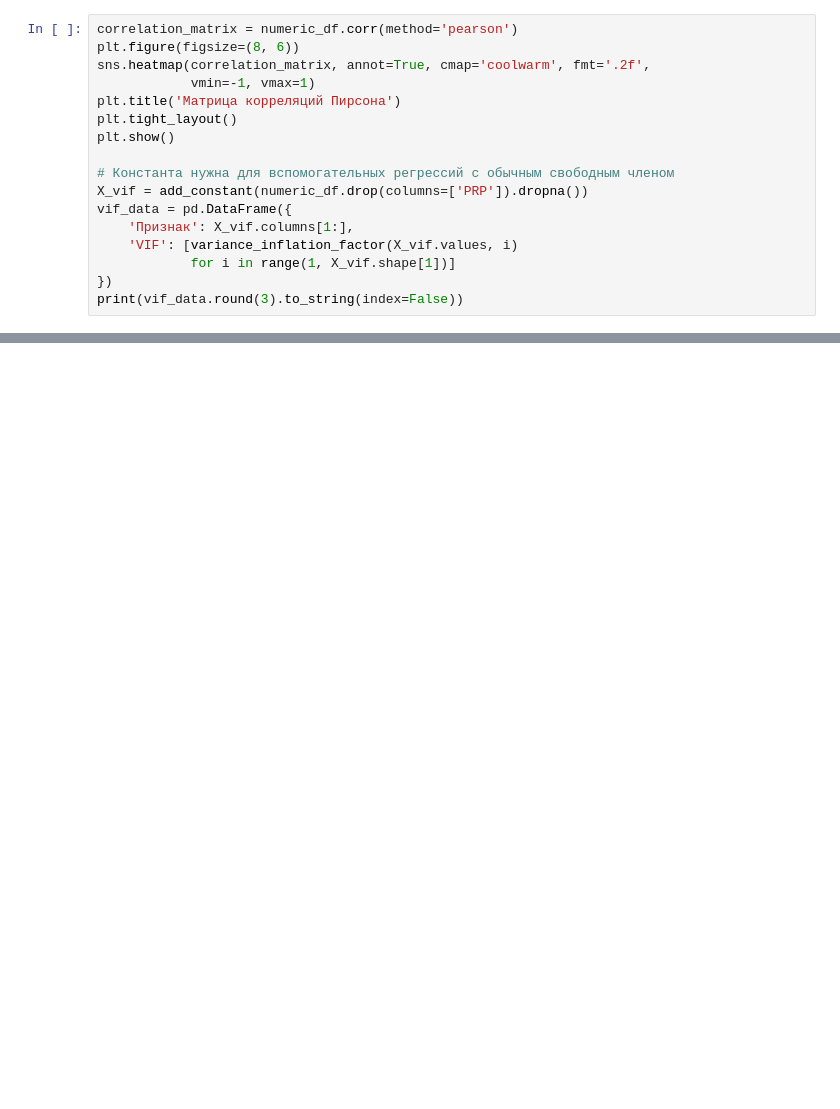
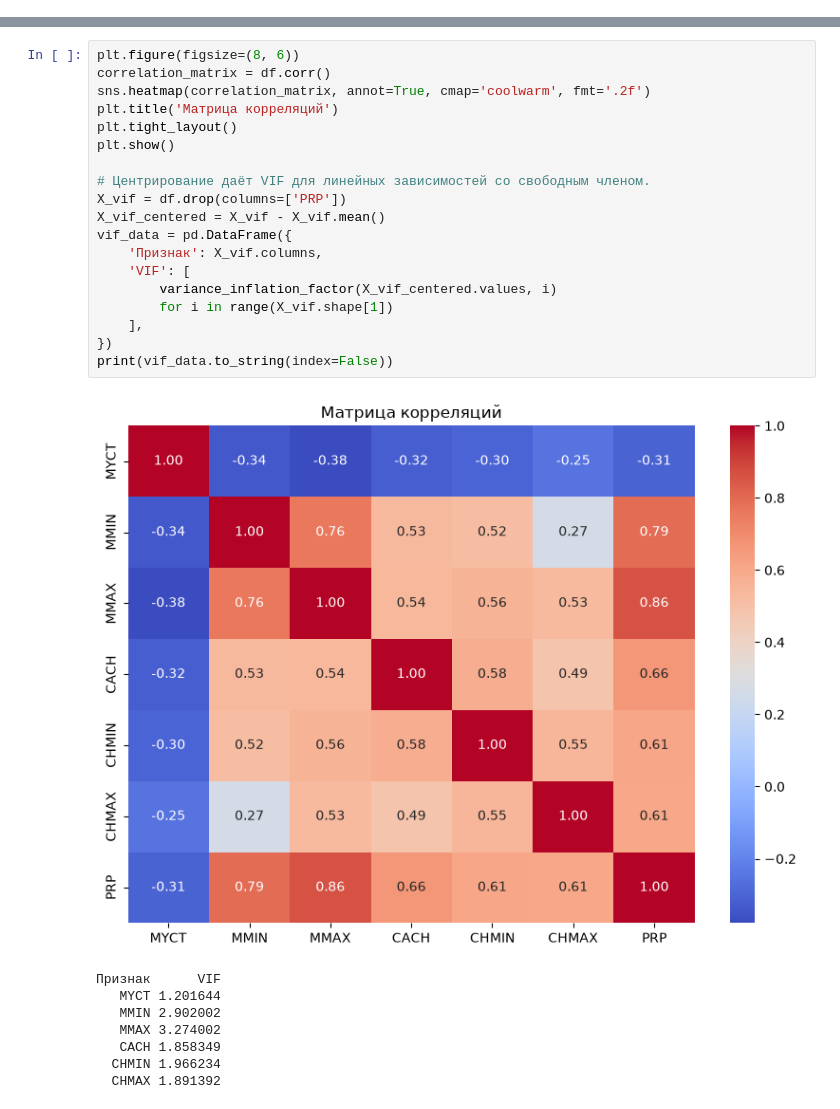
Before and after one commit to Tairchik/ML, a Jupyter notebook: lab1/lab1_regression.ipynb, the cells around one changed output, grey strips where cells are left out. Drawn from its saved outputs; the diff is of its cells as text; blank space fills up the shorter version.

```diff
--- a/lab1/lab1_regression.ipynb
+++ b/lab1/lab1_regression.ipynb
@@ -161,17 +0,0 @@ dtype: int64
-# %%
-correlation_matrix = numeric_df.corr(method='pearson')
-plt.figure(figsize=(8, 6))
-sns.heatmap(correlation_matrix, annot=True, cmap='coolwarm', fmt='.2f',
-            vmin=-1, vmax=1)
-plt.title('Матрица корреляций Пирсона')
-plt.tight_layout()
-plt.show()
-
-# Константа нужна для вспомогательных регрессий с обычным свободным членом
-X_vif = add_constant(numeric_df.drop(columns=['PRP']).dropna())
-vif_data = pd.DataFrame({
-    'Признак': X_vif.columns[1:],
-    'VIF': [variance_inflation_factor(X_vif.values, i)
-            for i in range(1, X_vif.shape[1])]
-})
-print(vif_data.round(3).to_string(index=False))
@@ -689,0 +99,28 @@ Name: 5, dtype: object
+# %%
+plt.figure(figsize=(8, 6))
+correlation_matrix = df.corr()
+sns.heatmap(correlation_matrix, annot=True, cmap='coolwarm', fmt='.2f')
+plt.title('Матрица корреляций')
+plt.tight_layout()
+plt.show()
+
+# Центрирование даёт VIF для линейных зависимостей со свободным членом.
+X_vif = df.drop(columns=['PRP'])
+X_vif_centered = X_vif - X_vif.mean()
+vif_data = pd.DataFrame({
+    'Признак': X_vif.columns,
+    'VIF': [
+        variance_inflation_factor(X_vif_centered.values, i)
+        for i in range(X_vif.shape[1])
+    ],
+})
+print(vif_data.to_string(index=False))
+# %% [output]
+[figure, added]
+Признак      VIF
+   MYCT 1.201644
+   MMIN 2.902002
+   MMAX 3.274002
+   CACH 1.858349
+  CHMIN 1.966234
+  CHMAX 1.891392
```
Also changed, not shown: parts of 70 cells of this notebook.
